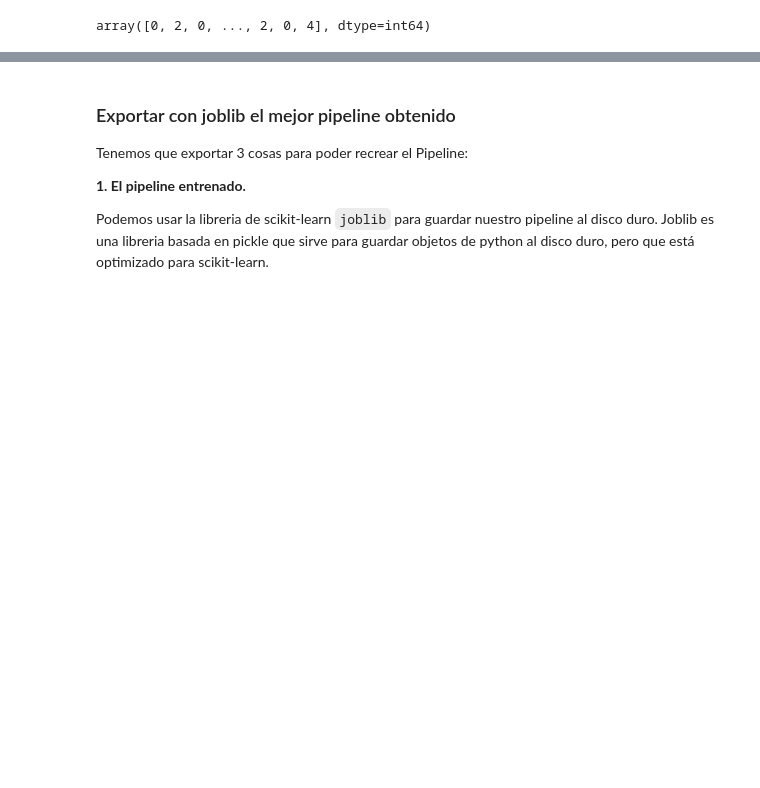
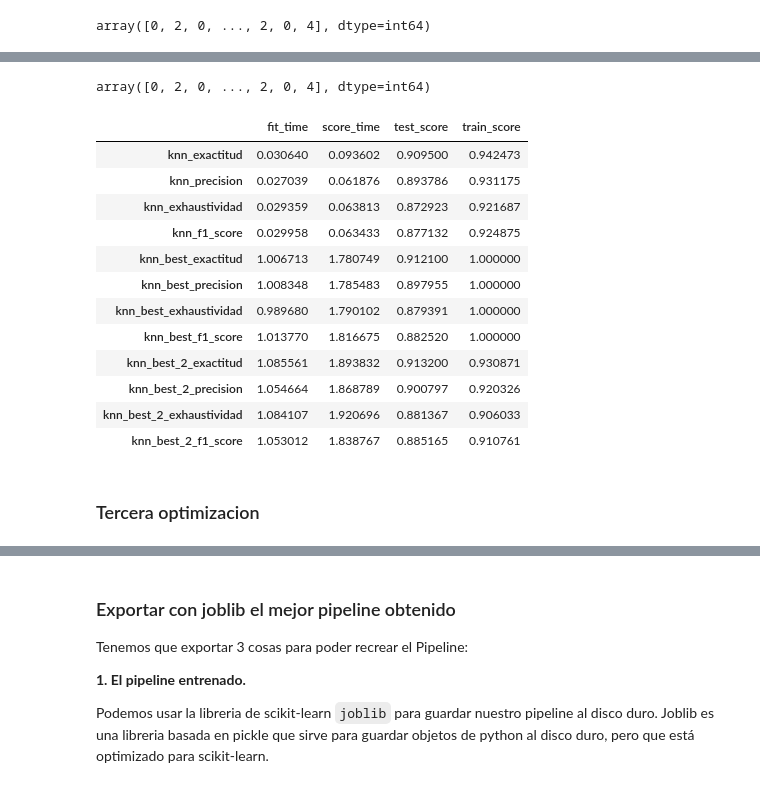
Before and after one commit to damd2212/Analisis_Modelo, a Jupyter notebook: Alisis Danny/4 - Pipelines/Modelo KNN/Pipeline KNN Final.ipynb, the cells around one changed output, grey strips where cells are left out. Saved outputs shown, nothing was run; the diff lists cells and outputs as text; code cells hidden in the pictures; blank space fills up the shorter version.

```diff
--- a/Alisis Danny/4 - Pipelines/Modelo KNN/Pipeline KNN Final.ipynb
+++ b/Alisis Danny/4 - Pipelines/Modelo KNN/Pipeline KNN Final.ipynb
@@ -384,0 +405,7 @@ ver_resultados()
+# %%
+pipeline_estimador_op2 = Pipeline([
+    ('procesador', pipeline_procesado),
+    ('estimador', buscador_knn2)
+])
+# %%
+pipeline_estimador_op2.fit(X_train, y_train)
@@ -384,0 +441,7 @@ ver_resultados()
+# %%
+pipeline_estimador_op_best2 = Pipeline([
+    ('procesador', pipeline_procesado),
+    ('estimador', buscador_knn2.best_estimator_)
+])
+# %%
+pipeline_estimador_op_best2.fit(X_train, y_train)
@@ -384,0 +466,24 @@ ver_resultados()
+# %%
+pipeline_estimador_op_best2.predict(X_test)
+# %% [output]
+array([0, 2, 0, ..., 2, 0, 4], dtype=int64)
+# %%
+estimador_best_2 = pipeline_estimador_op_best2.named_steps['estimador']
+resultados["knn_best_2"] = evaluar_modelo(estimador_best_2, consumidores_procesado, consumidores.CatRiesgo, 50)
+ver_resultados()
+# %% [output]
+|  | fit_time | score_time | test_score | train_score |
+| knn_exactitud | 0.030640 | 0.093602 | 0.909500 | 0.942473 |
+| knn_precision | 0.027039 | 0.061876 | 0.893786 | 0.931175 |
+| knn_exhaustividad | 0.029359 | 0.063813 | 0.872923 | 0.921687 |
+| knn_f1_score | 0.029958 | 0.063433 | 0.877132 | 0.924875 |
+| knn_best_exactitud | 1.006713 | 1.780749 | 0.912100 | 1.000000 |
+| knn_best_precision | 1.008348 | 1.785483 | 0.897955 | 1.000000 |
+| knn_best_exhaustividad | 0.989680 | 1.790102 | 0.879391 | 1.000000 |
+| knn_best_f1_score | 1.013770 | 1.816675 | 0.882520 | 1.000000 |
+| knn_best_2_exactitud | 1.085561 | 1.893832 | 0.913200 | 0.930871 |
+| knn_best_2_precision | 1.054664 | 1.868789 | 0.900797 | 0.920326 |
+| knn_best_2_exhaustividad | 1.084107 | 1.920696 | 0.881367 | 0.906033 |
+| knn_best_2_f1_score | 1.053012 | 1.838767 | 0.885165 | 0.910761 |
+# %% [markdown]
+### Tercera optimizacion
```
Also changed, not shown: parts of 47 cells of this notebook, 2 other files.
